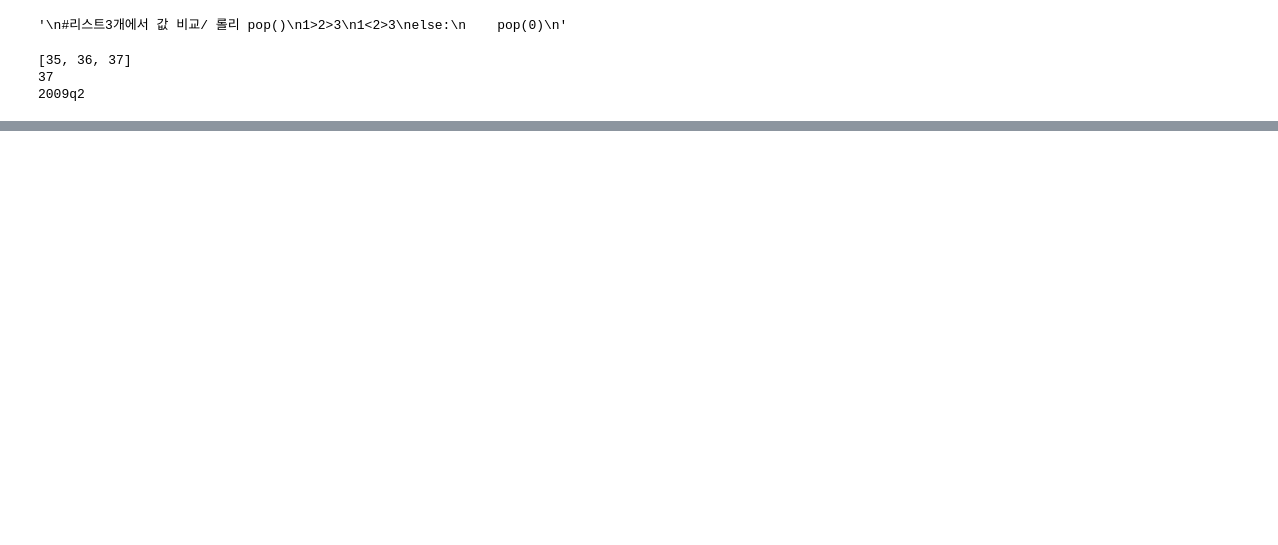
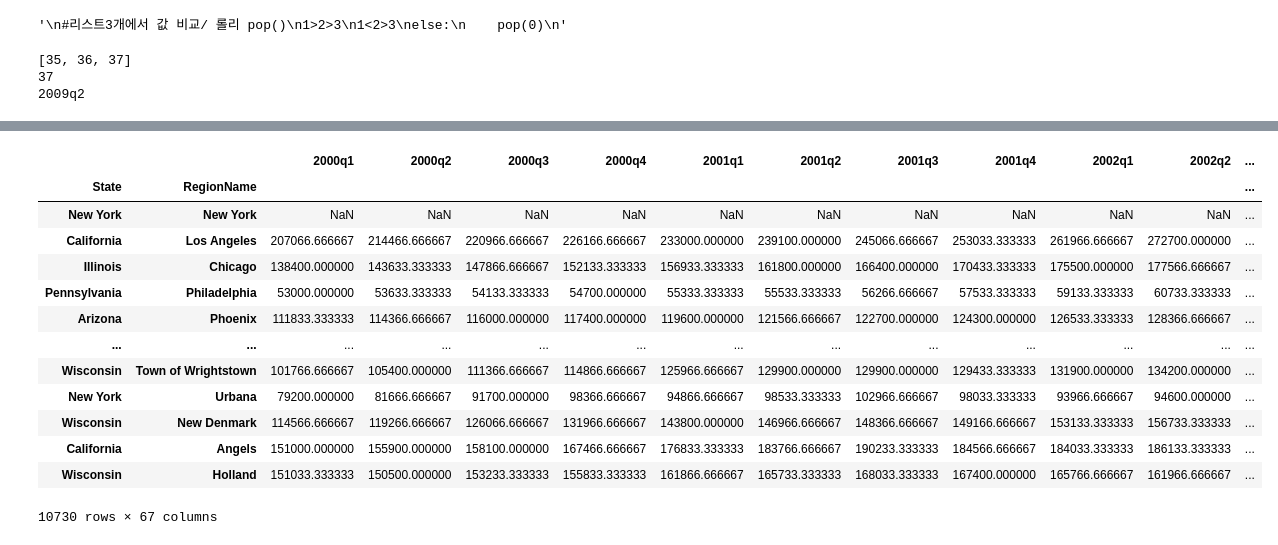
Before and after one commit to YHWOO13/Open-Course, a Jupyter notebook: UMICH-Introduction to Data Science in Python/ASSIGNMENT 4.ipynb, the cells around one changed output, grey strips where cells are left out. Cells and saved outputs as stored; diff of their text form; code cells hidden in the pictures; blank space fills up the shorter version.

```diff
--- a/UMICH-Introduction to Data Science in Python/ASSIGNMENT 4.ipynb
+++ b/UMICH-Introduction to Data Science in Python/ASSIGNMENT 4.ipynb
@@ -202,0 +338,39 @@ print(start.loc[largest,'Quarterly'])
+# %%
+convert=pd.read_csv('C:\\Users\\syjy0\\OneDrive\\바탕 화면\\전북대_산공\\GITHUB\\Open-Course\\UMICH-Introduction to Data Science in Python/City_Zhvi_AllHomes.csv')
+df1=convert.loc[:,'RegionName':'State']
+df1['State'].replace(to_replace=states, inplace=True)
+
+df2=convert.loc[:,'2000-01':'2016-08']
+df2.columns=pd.to_datetime(df2.columns)
+df2=df2.resample(rule='Q',axis=1).mean()
+df2.columns=['2000q1', '2000q2', '2000q3', '2000q4', '2001q1', '2001q2',
+             '2001q3', '2001q4', '2002q1', '2002q2', '2002q3', '2002q4',
+             '2003q1', '2003q2', '2003q3', '2003q4', '2004q1', '2004q2',
+             '2004q3', '2004q4', '2005q1', '2005q2', '2005q3', '2005q4',
+             '2006q1', '2006q2', '2006q3', '2006q4', '2007q1', '2007q2',
+             '2007q3', '2007q4', '2008q1', '2008q2', '2008q3', '2008q4',
+             '2009q1', '2009q2', '2009q3', '2009q4', '2010q1', '2010q2',
+             '2010q3', '2010q4', '2011q1', '2011q2', '2011q3', '2011q4',
+             '2012q1', '2012q2', '2012q3', '2012q4', '2013q1', '2013q2',
+             '2013q3', '2013q4', '2014q1', '2014q2', '2014q3', '2014q4',
+             '2015q1', '2015q2', '2015q3', '2015q4', '2016q1', '2016q2',
+             '2016q3']
+
+df3=pd.merge(df1,df2,how='inner',left_index=True,right_index=True)
+df3=df3.set_index(['State','RegionName'])
+df3
+# %% [output]
+|  |  | 2000q1 | 2000q2 | 2000q3 | 2000q4 | 2001q1 | 2001q2 | 2001q3 | 2001q4 | 2002q1 | 2002q2 | ... |
+| State | RegionName |  |  |  |  |  |  |  |  |  |  | ... |
+| New York | New York | NaN | NaN | NaN | NaN | NaN | NaN | NaN | NaN | NaN | NaN | ... |
+| California | Los Angeles | 207066.666667 | 214466.666667 | 220966.666667 | 226166.666667 | 233000.000000 | 239100.000000 | 245066.666667 | 253033.333333 | 261966.666667 | 272700.000000 | ... |
+| Illinois | Chicago | 138400.000000 | 143633.333333 | 147866.666667 | 152133.333333 | 156933.333333 | 161800.000000 | 166400.000000 | 170433.333333 | 175500.000000 | 177566.666667 | ... |
+| Pennsylvania | Philadelphia | 53000.000000 | 53633.333333 | 54133.333333 | 54700.000000 | 55333.333333 | 55533.333333 | 56266.666667 | 57533.333333 | 59133.333333 | 60733.333333 | ... |
+| Arizona | Phoenix | 111833.333333 | 114366.666667 | 116000.000000 | 117400.000000 | 119600.000000 | 121566.666667 | 122700.000000 | 124300.000000 | 126533.333333 | 128366.666667 | ... |
+| ... | ... | ... | ... | ... | ... | ... | ... | ... | ... | ... | ... | ... |
+| Wisconsin | Town of Wrightstown | 101766.666667 | 105400.000000 | 111366.666667 | 114866.666667 | 125966.666667 | 129900.000000 | 129900.000000 | 129433.333333 | 131900.000000 | 134200.000000 | ... |
+| New York | Urbana | 79200.000000 | 81666.666667 | 91700.000000 | 98366.666667 | 94866.666667 | 98533.333333 | 102966.666667 | 98033.333333 | 93966.666667 | 94600.000000 | ... |
+| Wisconsin | New Denmark | 114566.666667 | 119266.666667 | 126066.666667 | 131966.666667 | 143800.000000 | 146966.666667 | 148366.666667 | 149166.666667 | 153133.333333 | 156733.333333 | ... |
+| California | Angels | 151000.000000 | 155900.000000 | 158100.000000 | 167466.666667 | 176833.333333 | 183766.666667 | 190233.333333 | 184566.666667 | 184033.333333 | 186133.333333 | ... |
+| Wisconsin | Holland | 151033.333333 | 150500.000000 | 153233.333333 | 155833.333333 | 161866.666667 | 165733.333333 | 168033.333333 | 167400.000000 | 165766.666667 | 161966.666667 | ... |
+10730 rows × 67 columns
```
Also changed, not shown: parts of 11 cells of this notebook.
